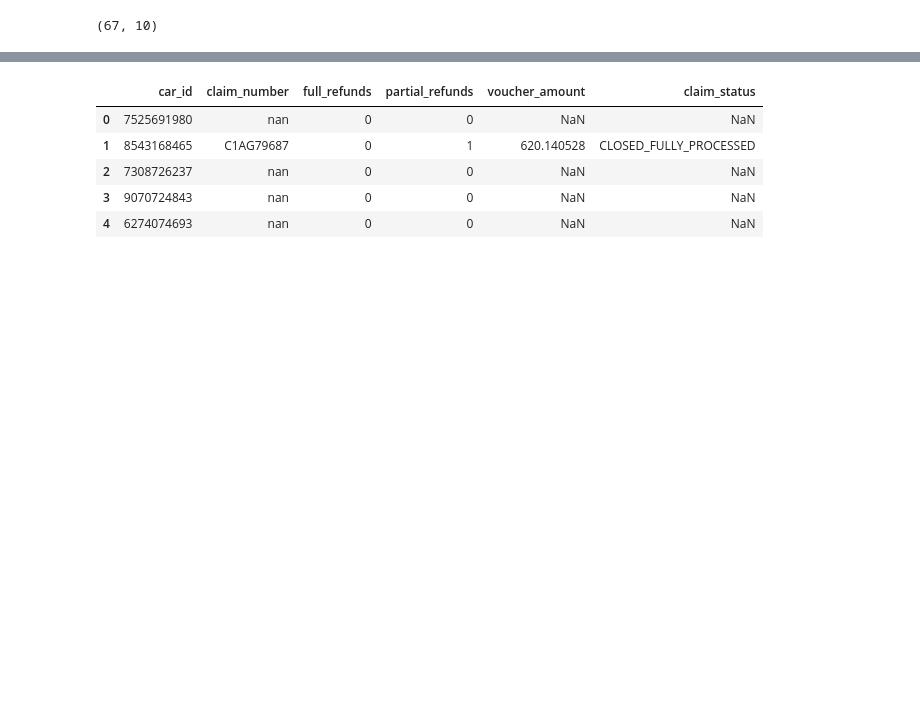
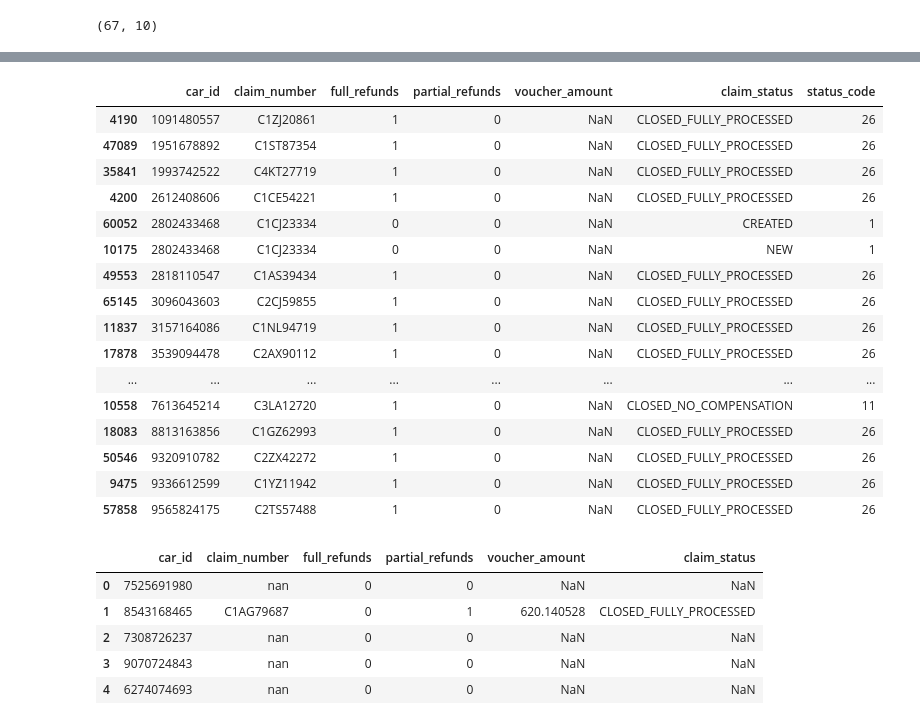
Before and after one commit to dileepsathyan/assignments, a Jupyter notebook: Vroom Virtusa/Vroom Virtusa Assignment.ipynb, the cells around one changed output, grey strips where cells are left out. Saved outputs shown, nothing was run; the diff lists cells and outputs as text; code cells hidden in the pictures; blank space fills up the shorter version.

```diff
--- a/Vroom Virtusa/Vroom Virtusa Assignment.ipynb
+++ b/Vroom Virtusa/Vroom Virtusa Assignment.ipynb
@@ -526,3 +555,26 @@ df_cd_deduped.shape
+# %%
+# Since there exists 1 record which has NULL values in both of its rows,
+# lets first clean it to take 1 row and append to the uniques dataframe.
+
+df_cc_dup[df_cc['voucher_amount'].isnull()]
+# %% [output]
+|  | car_id | claim_number | full_refunds | partial_refunds | voucher_amount | claim_status | status_code |
+| 4190 | 1091480557 | C1ZJ20861 | 1 | 0 | NaN | CLOSED_FULLY_PROCESSED | 26 |
+| 47089 | 1951678892 | C1ST87354 | 1 | 0 | NaN | CLOSED_FULLY_PROCESSED | 26 |
+| 35841 | 1993742522 | C4KT27719 | 1 | 0 | NaN | CLOSED_FULLY_PROCESSED | 26 |
+| 4200 | 2612408606 | C1CE54221 | 1 | 0 | NaN | CLOSED_FULLY_PROCESSED | 26 |
+| 60052 | 2802433468 | C1CJ23334 | 0 | 0 | NaN | CREATED | 1 |
+| 10175 | 2802433468 | C1CJ23334 | 0 | 0 | NaN | NEW | 1 |
+| 49553 | 2818110547 | C1AS39434 | 1 | 0 | NaN | CLOSED_FULLY_PROCESSED | 26 |
+| 65145 | 3096043603 | C2CJ59855 | 1 | 0 | NaN | CLOSED_FULLY_PROCESSED | 26 |
+| 11837 | 3157164086 | C1NL94719 | 1 | 0 | NaN | CLOSED_FULLY_PROCESSED | 26 |
+| 17878 | 3539094478 | C2AX90112 | 1 | 0 | NaN | CLOSED_FULLY_PROCESSED | 26 |
+| ... | ... | ... | ... | ... | ... | ... | ... |
+| 10558 | 7613645214 | C3LA12720 | 1 | 0 | NaN | CLOSED_NO_COMPENSATION | 11 |
+| 18083 | 8813163856 | C1GZ62993 | 1 | 0 | NaN | CLOSED_FULLY_PROCESSED | 26 |
+| 50546 | 9320910782 | C2ZX42272 | 1 | 0 | NaN | CLOSED_FULLY_PROCESSED | 26 |
+| 9475 | 9336612599 | C1YZ11942 | 1 | 0 | NaN | CLOSED_FULLY_PROCESSED | 26 |
+| 57858 | 9565824175 | C2TS57488 | 1 | 0 | NaN | CLOSED_FULLY_PROCESSED | 26 |
 # %%
 # Reset index
 df_car_claims.reset_index(drop=True, inplace=True)
```
Also changed, not shown: parts of 5 cells of this notebook.
